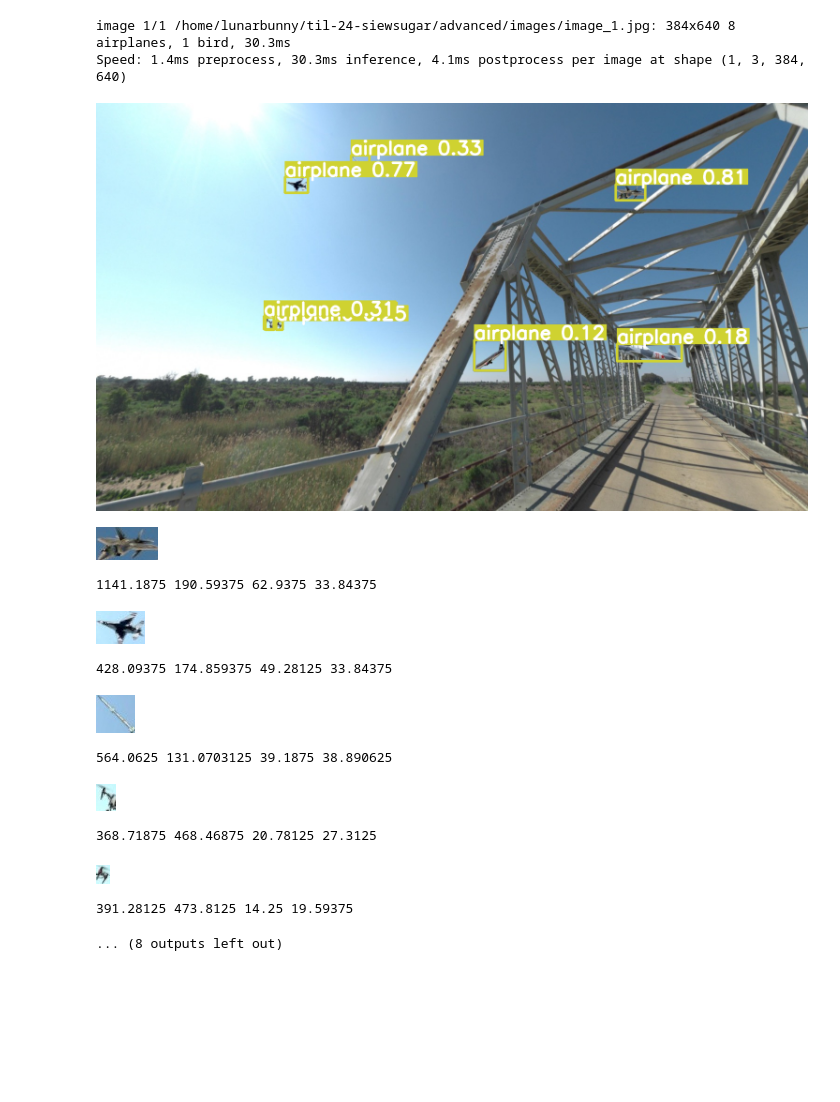
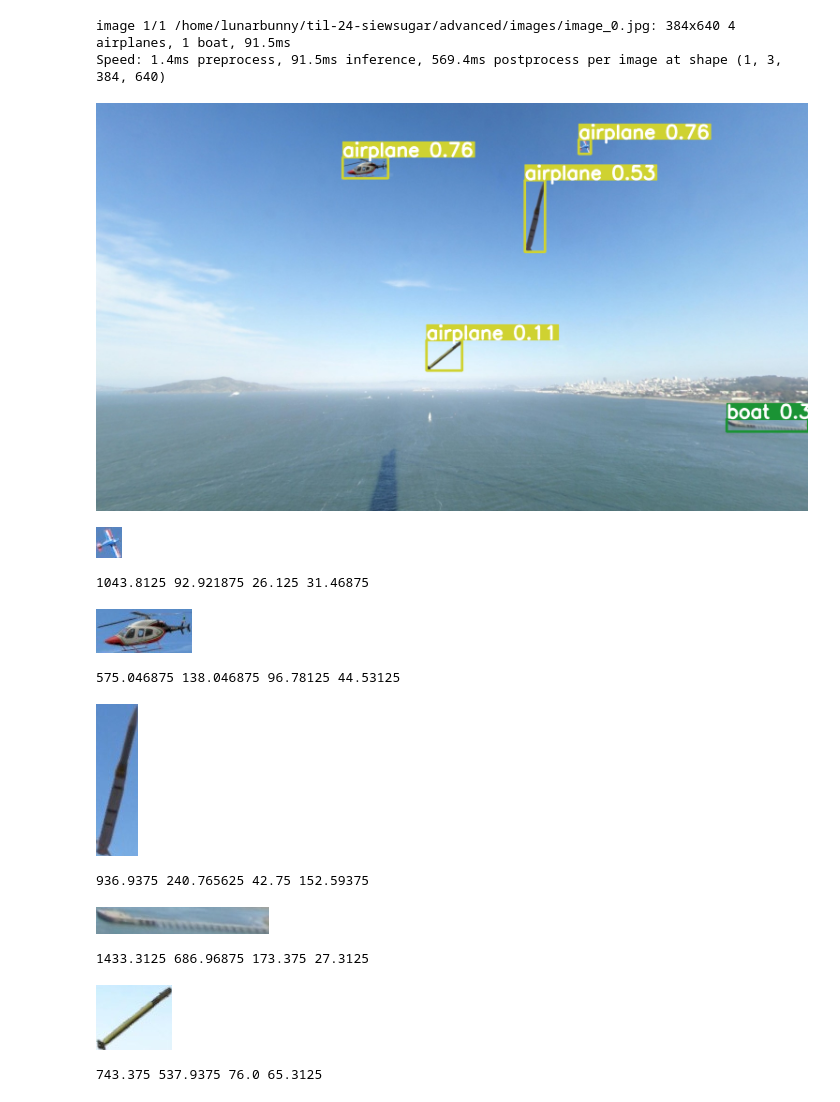
Before and after one commit to lunarbunny/til-24-siewsugar, a Jupyter notebook: playground_vlm.ipynb, the cells around one changed output. Saved outputs shown, nothing was run; the diff lists cells and outputs as text; code cells hidden in the pictures; blank space fills up the shorter version.

```diff
--- a/playground_vlm.ipynb
+++ b/playground_vlm.ipynb
@@ -0,0 +1,11 @@
+# %%
+# Run this cell first
+import os
+import cv2
+import json
+from pathlib import Path
+from PIL import Image
+from dotenv import load_dotenv
+load_dotenv()
+TEAM_NAME, TEAM_TRACK = os.getenv("TEAM_NAME"), os.getenv("TEAM_TRACK")
+on_gcp = None not in [TEAM_NAME, TEAM_TRACK]
@@ -0,0 +42,14 @@
+# %%
+from ultralytics import YOLO
+YOLO_MODEL = "yolov8x.pt"
+yolo_model = YOLO(YOLO_MODEL)
+# %%
+# Training
+yolo_model.train(data="datasets/yolov8/data.yaml",
+                 epochs=3,
+                 batch=-1,
+                 save_period=1,
+                 imgsz=640,
+                 project="nlp/models/YOLOv8",
+                 name=YOLO_MODEL,
+                 exist_ok=True)
@@ -1,38 +120,33 @@
 # %%
-from ultralytics import YOLO
-from PIL import Image
-
-# Load a model
-yolo_model = YOLO("yolov8x.pt")
-
-yolo_result = yolo_model("advanced/images/image_1.jpg", half=True, conf=0.1)[0]
+# Inference
+image_no = 0
+yolo_result = yolo_model(f"advanced/images/image_{image_no}.jpg", half=True, conf=0.1)[0]
 yolo_objects = []
 yolo_result.show() # Show annotated image
 
 for box in yolo_result.boxes.xywh:
     # Box is a Tensor of [x, y, w, h]
     x, y, w, h = box.tolist()
     # Crop bounding boxes from orginal image
     top, left = round(y-(h/2)), round(x-(w/2))
     cropped = yolo_result.orig_img[top:int(top+h), left:int(left+w), ::-1] # BGR to RGB
     Image.fromarray(cropped).show()
     print(x, y, w, h)
     yolo_objects.append(cropped)
 # %% [output]
-image 1/1 /home/lunarbunny/til-24-siewsugar/advanced/images/image_1.jpg: 384x640 8 airplanes, 1 bird, 30.3ms
-Speed: 1.4ms preprocess, 30.3ms inference, 4.1ms postprocess per image at shape (1, 3, 384, 640)
+image 1/1 /home/lunarbunny/til-24-siewsugar/advanced/images/image_0.jpg: 384x640 4 airplanes, 1 boat, 91.5ms
+Speed: 1.4ms preprocess, 91.5ms inference, 569.4ms postprocess per image at shape (1, 3, 384, 640)
-[figure, old version]
+[figure, new version]
-[figure, old version]
+[figure, new version]
-1141.1875 190.59375 62.9375 33.84375
+1043.8125 92.921875 26.125 31.46875
-[figure, old version]
+[figure, new version]
-428.09375 174.859375 49.28125 33.84375
+575.046875 138.046875 96.78125 44.53125
-[figure, old version]
+[figure, new version]
-564.0625 131.0703125 39.1875 38.890625
+936.9375 240.765625 42.75 152.59375
-[figure, old version]
+[figure, new version]
-368.71875 468.46875 20.78125 27.3125
+1433.3125 686.96875 173.375 27.3125
-[figure, old version]
+[figure, new version]
-391.28125 473.8125 14.25 19.59375
+743.375 537.9375 76.0 65.3125
-... (8 outputs left out)
 # %%
 import torch
 from transformers import CLIPProcessor, CLIPModel
```
Also changed, not shown: parts of 10 cells of this notebook, 1 other file.
